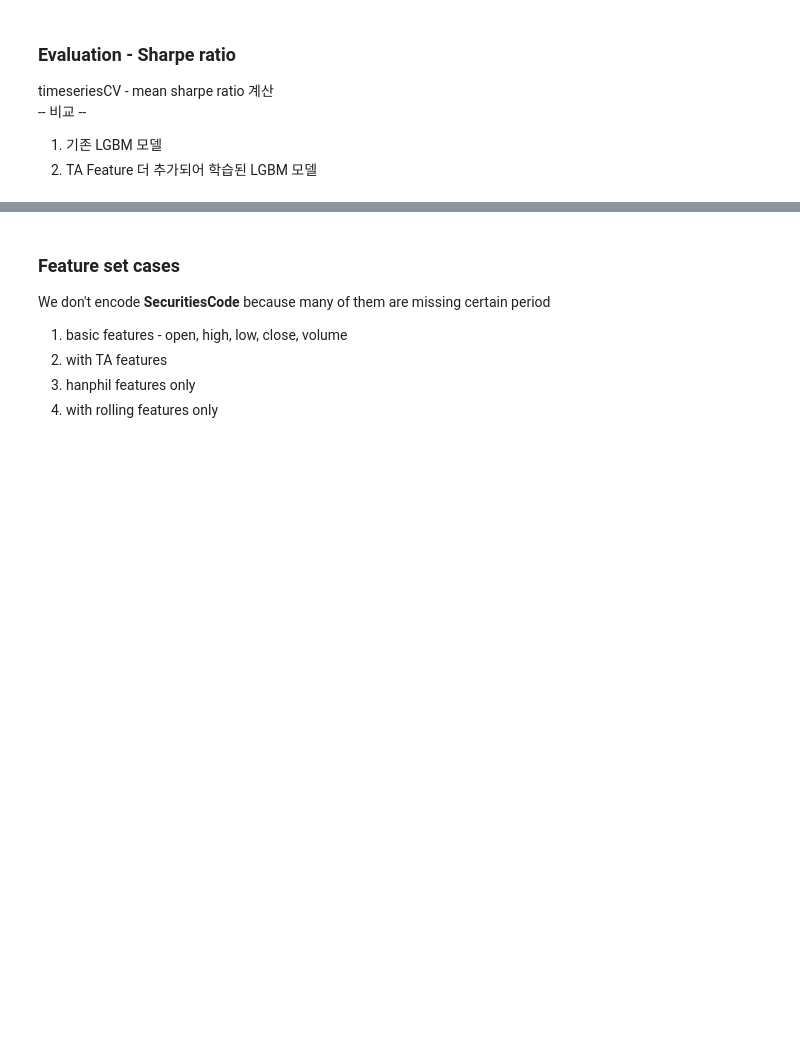
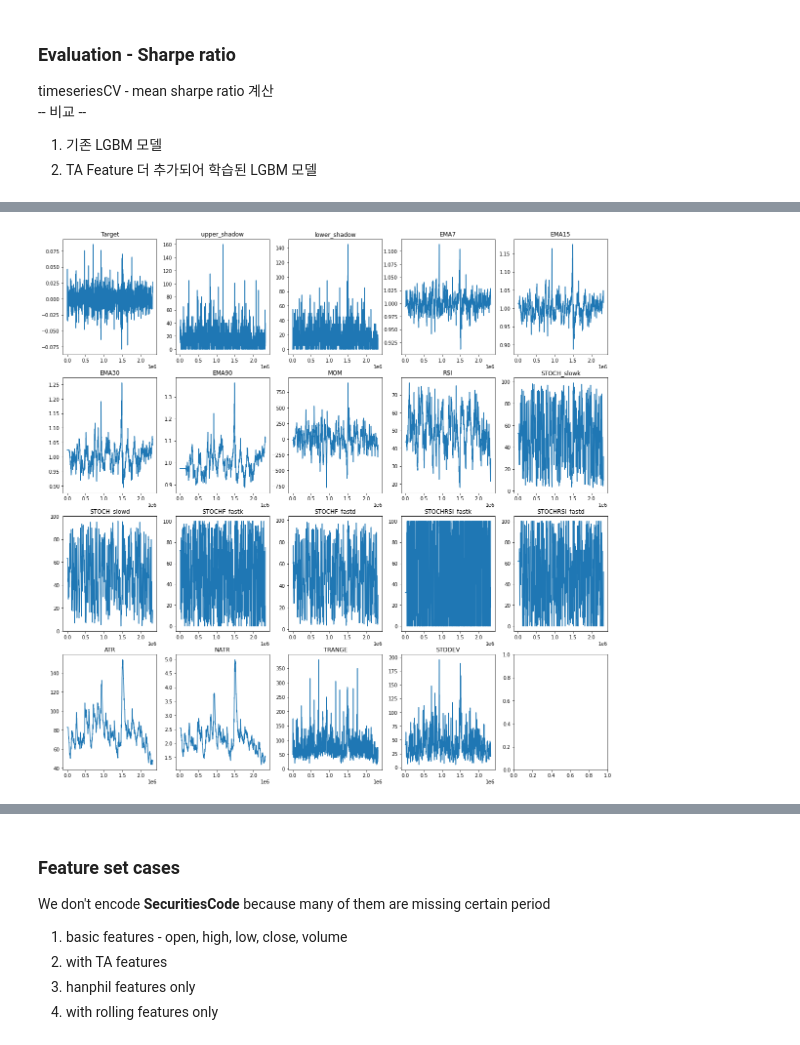
Before and after one commit to hoeen/kaggle, a Jupyter notebook: JPX-prediction/jpx-training-evaluation-case-tested.ipynb, the cells around one changed output, grey strips where cells are left out. Drawn from its saved outputs; the diff is of its cells as text; code cells hidden in the pictures; blank space fills up the shorter version.

Commit message:
Kaggle Notebook | jpx_training_evaluation_testcases | Version 6

```diff
--- a/JPX-prediction/jpx-training-evaluation-case-tested.ipynb
+++ b/JPX-prediction/jpx-training-evaluation-case-tested.ipynb
@@ -94,10 +94,10 @@ def get_ta_features(df, inf=None, train=True):
     #     df['BBANDS_upper'], df['BBANDS_middle'], df['BBANDS_lower'] = ta.BBANDS(cl, timeperiod=5, nbdevup=2, nbdevdn=2, matype=0)
     #     df['DEMA'] = ta.DEMA(cl, timeperiod=30)
 
-        df['EMA7'] = ta.EMA(cl, 7)
-        df['EMA15'] = ta.EMA(cl, 15)
-        df['EMA30'] = ta.EMA(cl, 30)
-        df['EMA90'] = ta.EMA(cl, 90)
+        df['EMA7'] = ta.EMA(cl, 7)/cl
+        df['EMA15'] = ta.EMA(cl, 15)/cl
+        df['EMA30'] = ta.EMA(cl, 30)/cl
+        df['EMA90'] = ta.EMA(cl, 90)/cl
 
     #     df['HT_TRENDLINE'] = ta.HT_TRENDLINE(cl)
     #     df['KAMA'] = ta.KAMA(cl, timeperiod=30)
@@ -568,7 +534,7 @@ def add_features_train(sec_list):
         try:
             df = get_ta_features(df.copy())
         except:
-            print('error in SecuritiesCode: {}', df['SecuritiesCode'][0])
+            print(f"error in SecuritiesCode: {df['SecuritiesCode'][0]}")
             display(df)
             continue
 
@@ -576,6 +542,10 @@ def add_features_train(sec_list):
 #         for indicator in ta.get_function_groups()['Pattern Recognition']:
 #             df[str(indicator)] = getattr(ta,str(indicator))(df.Open, df.High, df.Low, df.Close)
 
+
+        ####  For test!! df['STOCHF_fastd'] df['STOCHRSI_fastk'] df['ATR']
+        ####  open high low close 등 제거
+        df = df.drop(columns=['STOCHF_fastd', 'STOCHRSI_fastk', 'ATR', 'Open', 'High', 'Low', 'Close'])
 
         # fill ema features by backward -- 이렇게 채워진 것은 false data 이므로 일단 test 해보고 없애는 것을 검토하자.
         df = df.fillna(method='bfill')
@@ -1037,0 +1010,5 @@ def calc_spread_return_sharpe(df: pd.DataFrame, portfolio_size: int = 200, topra
+# %%
+# sec_list = divideSecurities(train)
+#     df_added = add_features_train(sec_list)
+df_1377_added = add_features_train([train.loc[train.SecuritiesCode == 1377, :]])
+df_1377_added
@@ -1037,0 +1049,12 @@ def calc_spread_return_sharpe(df: pd.DataFrame, portfolio_size: int = 200, topra
+# %%
+fig, ax = plt.subplots(4,5,figsize=(20,20))
+count = 11
+for row in range(4):
+    for col in range(5):
+        ax[row][col].plot(df_1377_added[df_1377_added.columns[count]])
+        ax[row][col].set_title(df_1377_added.columns[count])
+        count += 1
+        if count == 30:
+            break
+# %% [output]
+[figure, added]
```
Also changed, not shown: parts of 23 cells of this notebook.
